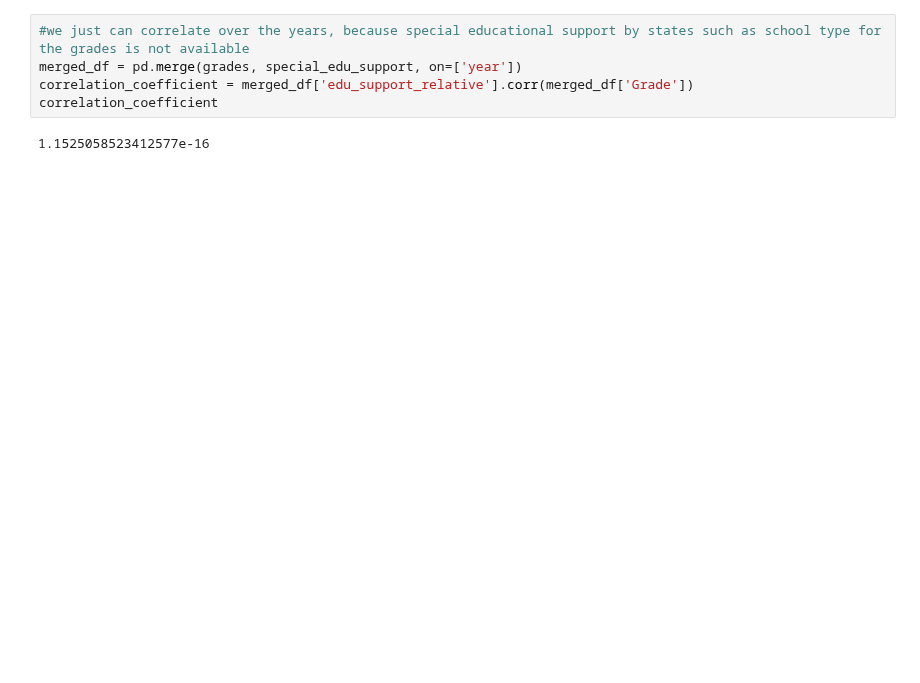
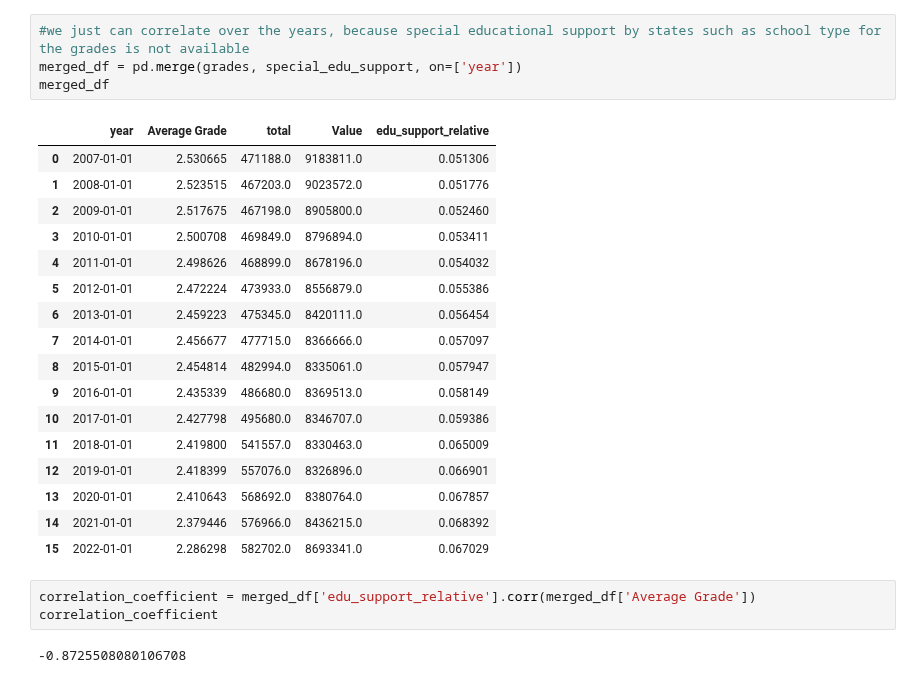
Before and after one commit to KarylReyne/DataLiteracyWS23, a Jupyter notebook: exp/Js-008-Correlationen-Grades-Edu-Support.ipynb, the cells around one changed output. Drawn from its saved outputs; the diff is of its cells as text; blank space fills up the shorter version.

```diff
--- a/exp/Js-008-Correlationen-Grades-Edu-Support.ipynb
+++ b/exp/Js-008-Correlationen-Grades-Edu-Support.ipynb
@@ -41,7 +60,27 @@ FileNotFoundError: [Errno 2] No such file or directory: 'C:\\Users\\jonas\\OneDr
 # %%
 #we just can correlate over the years, because special educational support by states such as school type for the grades is not available
 merged_df = pd.merge(grades, special_edu_support, on=['year'])
-correlation_coefficient = merged_df['edu_support_relative'].corr(merged_df['Grade'])
-correlation_coefficient
+merged_df
 # %% [output]
-1.1525058523412577e-16
+|  | year | Average Grade | total | Value | edu_support_relative |
+| 0 | 2007-01-01 | 2.530665 | 471188.0 | 9183811.0 | 0.051306 |
+| 1 | 2008-01-01 | 2.523515 | 467203.0 | 9023572.0 | 0.051776 |
+| 2 | 2009-01-01 | 2.517675 | 467198.0 | 8905800.0 | 0.052460 |
+| 3 | 2010-01-01 | 2.500708 | 469849.0 | 8796894.0 | 0.053411 |
+| 4 | 2011-01-01 | 2.498626 | 468899.0 | 8678196.0 | 0.054032 |
+| 5 | 2012-01-01 | 2.472224 | 473933.0 | 8556879.0 | 0.055386 |
+| 6 | 2013-01-01 | 2.459223 | 475345.0 | 8420111.0 | 0.056454 |
+| 7 | 2014-01-01 | 2.456677 | 477715.0 | 8366666.0 | 0.057097 |
+| 8 | 2015-01-01 | 2.454814 | 482994.0 | 8335061.0 | 0.057947 |
+| 9 | 2016-01-01 | 2.435339 | 486680.0 | 8369513.0 | 0.058149 |
+| 10 | 2017-01-01 | 2.427798 | 495680.0 | 8346707.0 | 0.059386 |
+| 11 | 2018-01-01 | 2.419800 | 541557.0 | 8330463.0 | 0.065009 |
+| 12 | 2019-01-01 | 2.418399 | 557076.0 | 8326896.0 | 0.066901 |
+| 13 | 2020-01-01 | 2.410643 | 568692.0 | 8380764.0 | 0.067857 |
+| 14 | 2021-01-01 | 2.379446 | 576966.0 | 8436215.0 | 0.068392 |
+| 15 | 2022-01-01 | 2.286298 | 582702.0 | 8693341.0 | 0.067029 |
+# %%
+correlation_coefficient = merged_df['edu_support_relative'].corr(merged_df['Average Grade'])
+correlation_coefficient
+# %% [output]
+-0.8725508080106708
```
Also changed, not shown: parts of 2 cells of this notebook.
